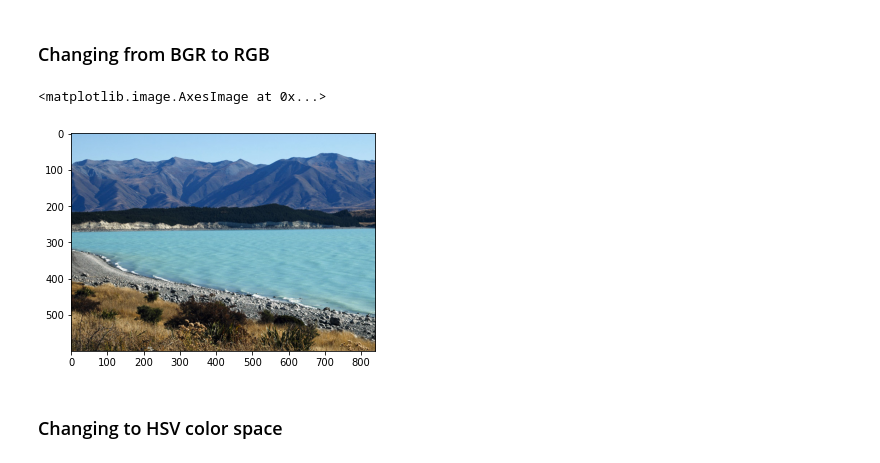
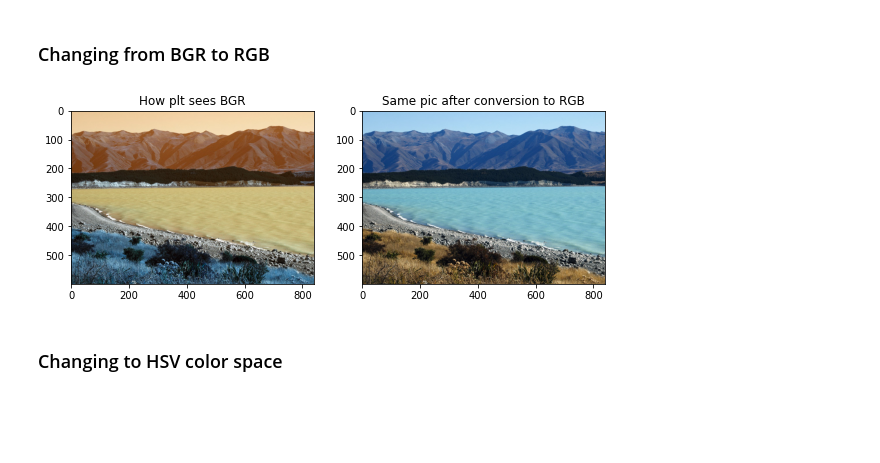
Before and after one commit to womaro/OpenCV, a Jupyter notebook: 01_Getting_Started_with_Images.ipynb, the cells around one changed output. Saved outputs shown, nothing was run; the diff lists cells and outputs as text; code cells hidden in the pictures; blank space fills up the shorter version.

```diff
--- a/01_Getting_Started_with_Images.ipynb
+++ b/01_Getting_Started_with_Images.ipynb
@@ -254,11 +254,12 @@ The function has **2 required arguments**:
 ### Changing from BGR to RGB
 # %%
 # OpenCV stores color channels in a differnet order than most other applications (BGR vs RGB).
+plt.figure(figsize=[20,5])
+plt.subplot(141);plt.imshow(img_NZ_bgr);plt.title("How plt sees BGR");
 img_NZ_rgb = cv2.cvtColor(img_NZ_bgr, cv2.COLOR_BGR2RGB)
-plt.imshow(img_NZ_rgb)
+plt.subplot(142);plt.imshow(img_NZ_rgb);plt.title("Same pic after conversion to RGB");
 # %% [output]
-<matplotlib.image.AxesImage at 0x...>
-[figure, old version]
+[figure, new version]
 # %% [markdown]
 ### Changing to HSV color space
 # %%
```
Also changed, not shown: parts of 1 cell of this notebook.
